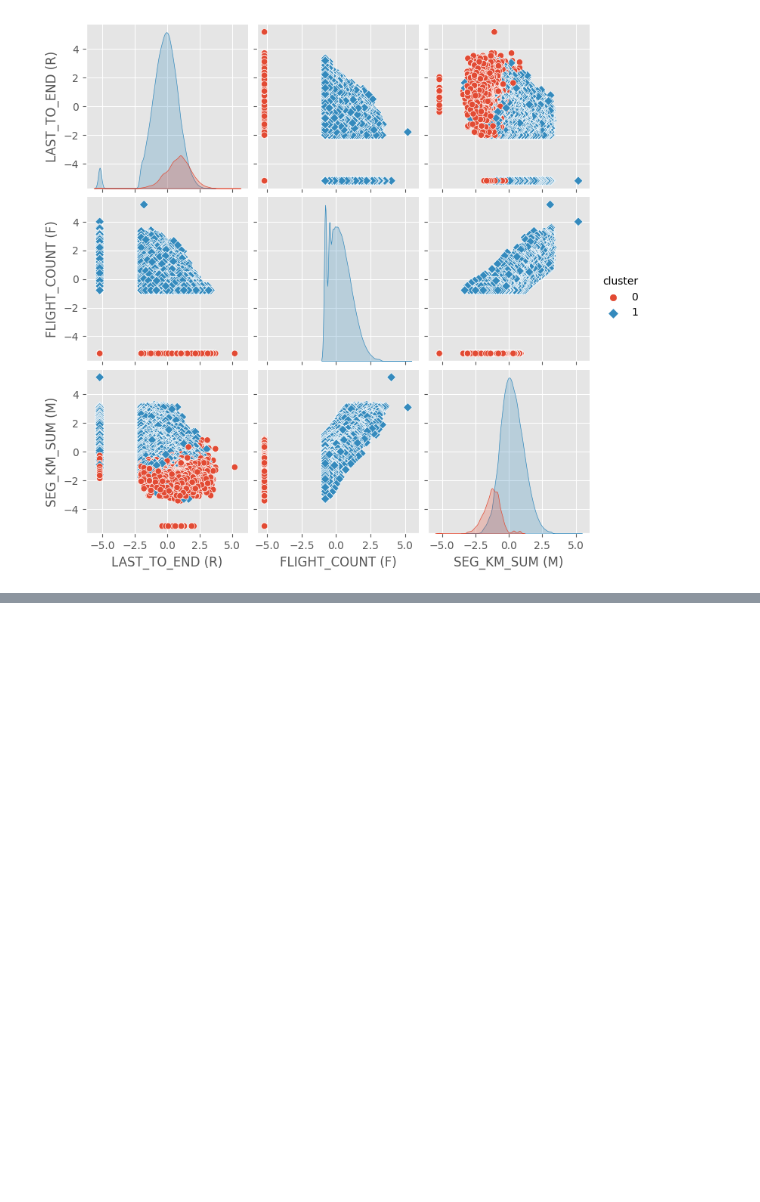
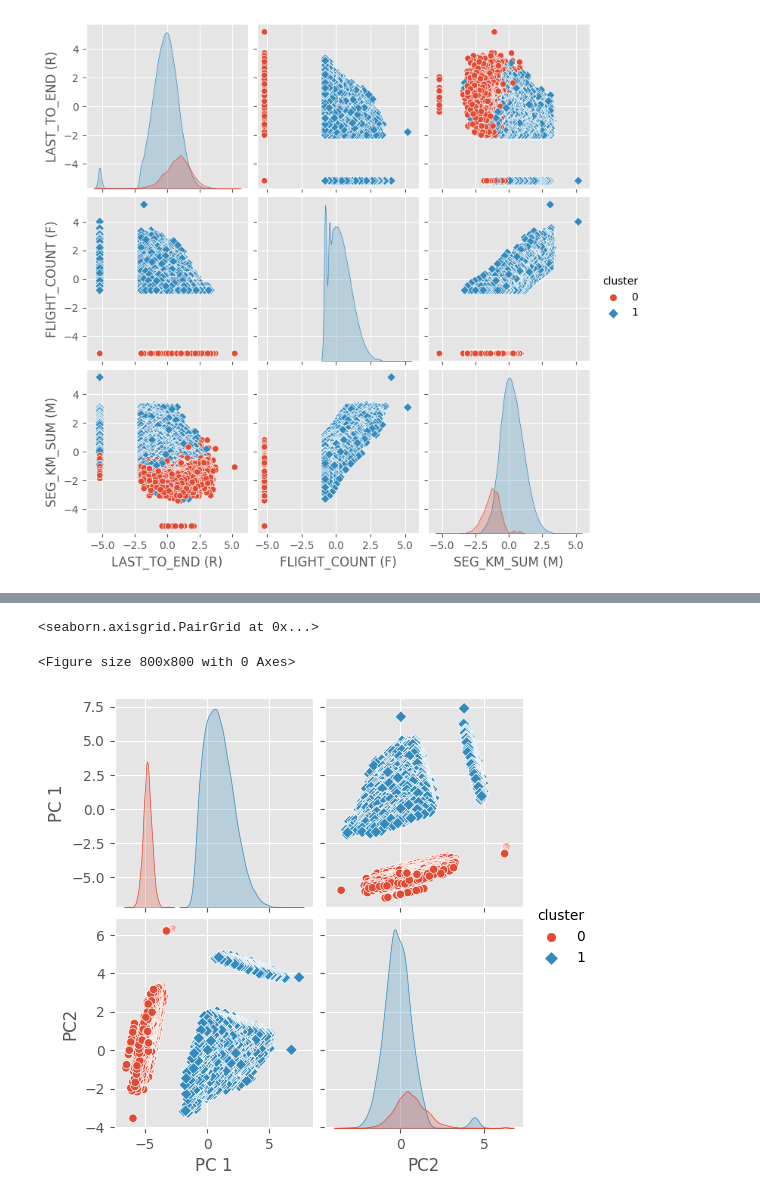
Before and after one commit to jptriciaestella/Skripsi-Kmeans-LTS, a Jupyter notebook: DATASET1/kmeans.ipynb, the cells around one changed output, grey strips where cells are left out. Drawn from its saved outputs; the diff is of its cells as text; code cells hidden in the pictures; blank space fills up the shorter version.

```diff
--- a/DATASET1/kmeans.ipynb
+++ b/DATASET1/kmeans.ipynb
@@ -363,3 +370,6 @@ sns.pairplot(data=df_scaled, hue='cluster', markers=["o", "D"])
 <seaborn.axisgrid.PairGrid at 0x...>
 <Figure size 800x800 with 0 Axes>
 [figure]
+# %%
+df_pca = df_scaled.loc[:, ~df_scaled.columns.isin(['cluster'])]
+df_pca
@@ -365,0 +406,7 @@ sns.pairplot(data=df_scaled, hue='cluster', markers=["o", "D"])
+# %%
+from sklearn.decomposition import PCA
+
+pca = PCA(n_components=2)
+df_pca = pca.fit_transform(df_pca)
+
+df_pca
@@ -365,0 +421,5 @@ sns.pairplot(data=df_scaled, hue='cluster', markers=["o", "D"])
+# %%
+df_pca = pd.DataFrame(df_pca, columns=['PC 1', 'PC2'])
+df_pca['cluster'] = df_scaled.loc[:, df_scaled.columns.isin(['cluster'])]
+
+df_pca
@@ -365,0 +440,9 @@ sns.pairplot(data=df_scaled, hue='cluster', markers=["o", "D"])
+# %%
+import seaborn as sns
+
+plt.figure(figsize=(8,8))
+sns.pairplot(data=df_pca, hue='cluster', markers=["o", "D"])
+# %% [output]
+<seaborn.axisgrid.PairGrid at 0x...>
+<Figure size 800x800 with 0 Axes>
+[figure, added]
```
Also changed, not shown: parts of 6 cells of this notebook.
